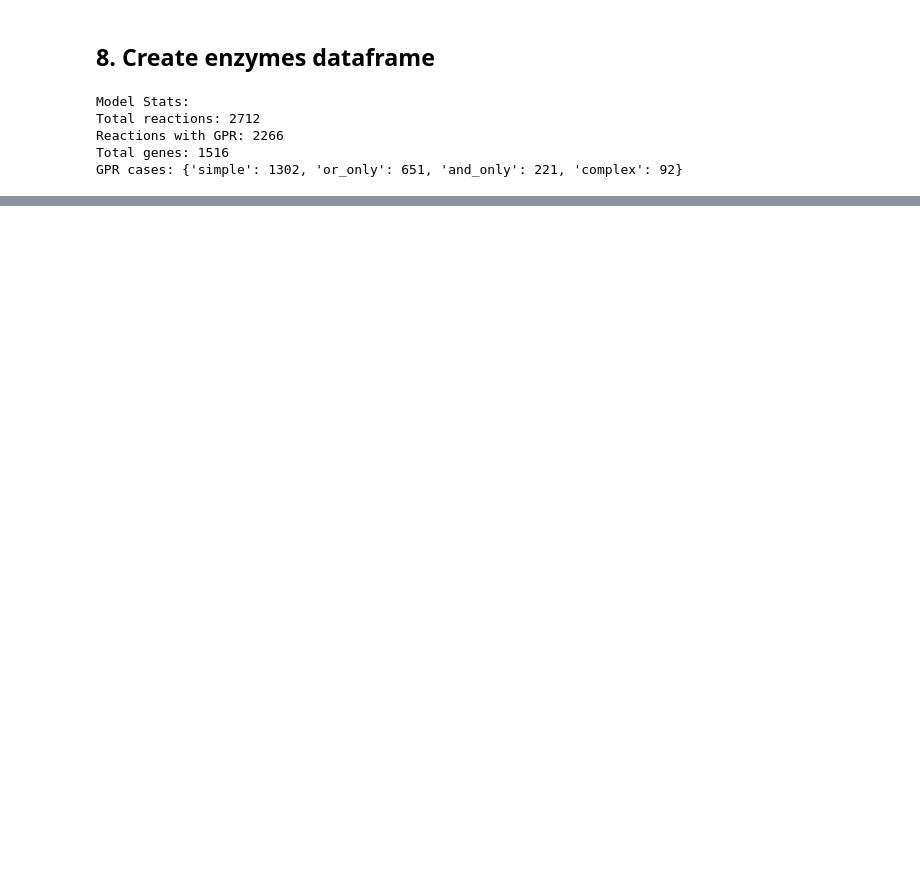
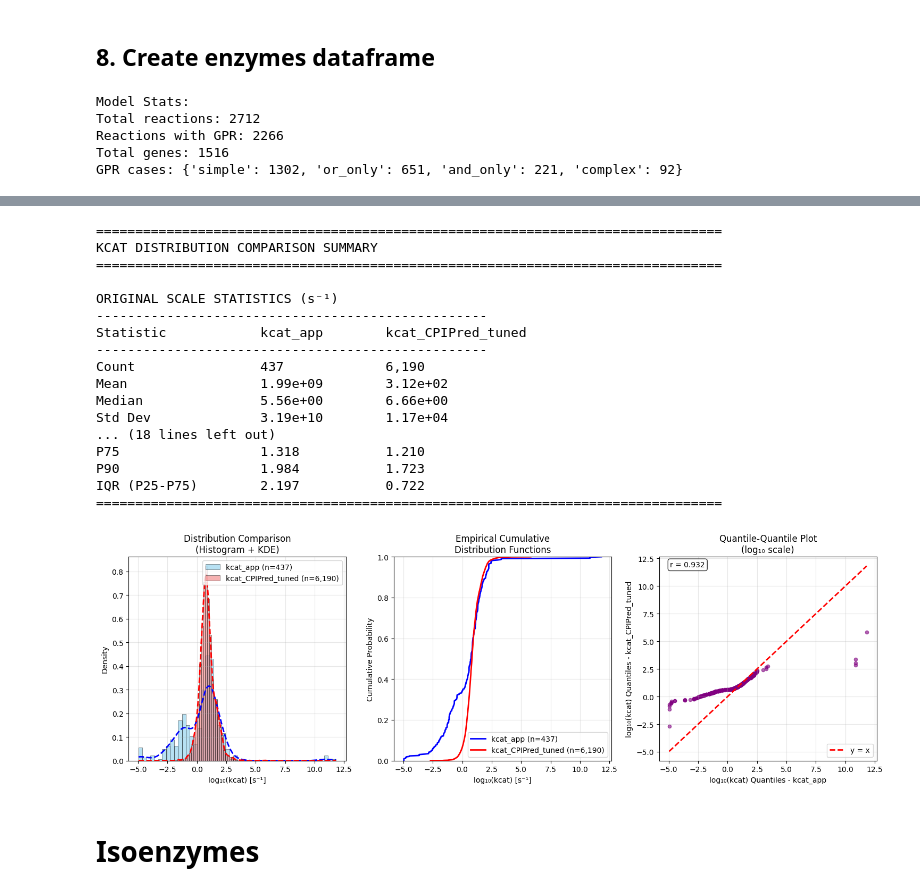
Before and after one commit to lyach/BactoCat, a Jupyter notebook: experiments/ECOMICS_fluxomics.ipynb, the cells around one changed output, grey strips where cells are left out. Drawn from its saved outputs; the diff is of its cells as text; code cells hidden in the pictures; blank space fills up the shorter version.

```diff
--- a/experiments/ECOMICS_fluxomics.ipynb
+++ b/experiments/ECOMICS_fluxomics.ipynb
@@ -616,0 +839,44 @@ fluxomics_genes_df['sequence'] = fluxomics_genes_df['homomeric_gene'].map(seq_ma
+# %%
+# Load kinGEMs tuned iML1515 CPI Pred predictions
+CPIPred_tuned_dir = os.path.join(processed_data_dir, "iML1515", "df_new.csv")
+CPIPred_tuned_df = pd.read_csv(CPIPred_tuned_dir)
+
+# Keep only kcat_pred column
+CPIPred_tuned_df.rename(columns={"SEQ": "sequence", "CMPD_SMILES": "SMILES"}, inplace=True)
+CPIPred_tuned_df = CPIPred_tuned_df[["sequence", "SMILES", "kcat_mean"]]
+
+# Keep the largest kcat_mean for each seq-SMILES pair
+CPIPred_tuned_df = (
+    CPIPred_tuned_df
+    .groupby(["sequence", "SMILES"], as_index=False)
+    .max()
+)
+# %%
+# Merge
+df_fluxomics_homomeric = pd.merge(df_fluxomics_homomeric, CPIPred_tuned_df, on=["sequence", "SMILES"], how='left')
+# %%
+# Plot
+from scripts.kcat_utils import compare_kcat_distribution
+
+compare_kcat_distribution(df_fluxomics_homomeric, "kcat_app", CPIPred_tuned_df, "kcat_mean", label1="kcat_app", label2="kcat_CPIPred_tuned")
+# %% [output]
+================================================================================
+KCAT DISTRIBUTION COMPARISON SUMMARY
+================================================================================
+
+ORIGINAL SCALE STATISTICS (s⁻¹)
+--------------------------------------------------
+Statistic            kcat_app        kcat_CPIPred_tuned
+--------------------------------------------------
+Count                437             6,190
+Mean                 1.99e+09        3.12e+02
+Median               5.56e+00        6.66e+00
+Std Dev              3.19e+10        1.17e+04
+... (18 lines left out)
+P75                  1.318           1.210
+P90                  1.984           1.723
+IQR (P25-P75)        2.197           0.722
+================================================================================
+[figure, added]
+# %% [markdown]
+# Isoenzymes
```
Also changed, not shown: parts of 57 cells of this notebook, 24 other files.
